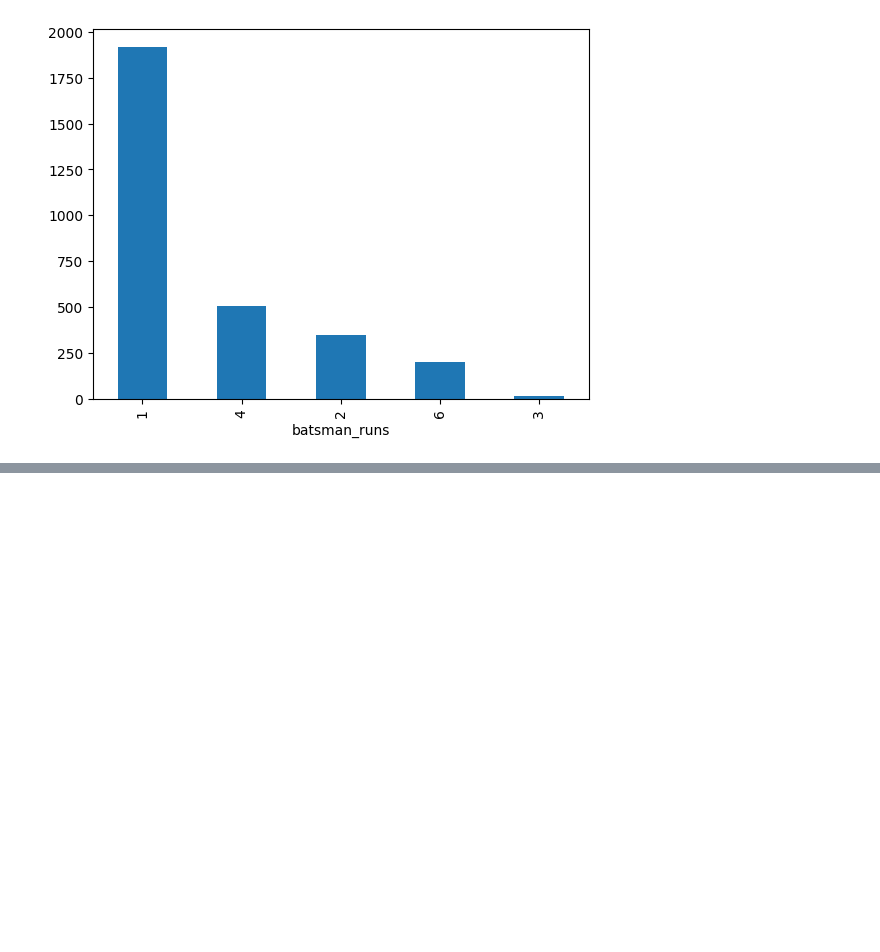
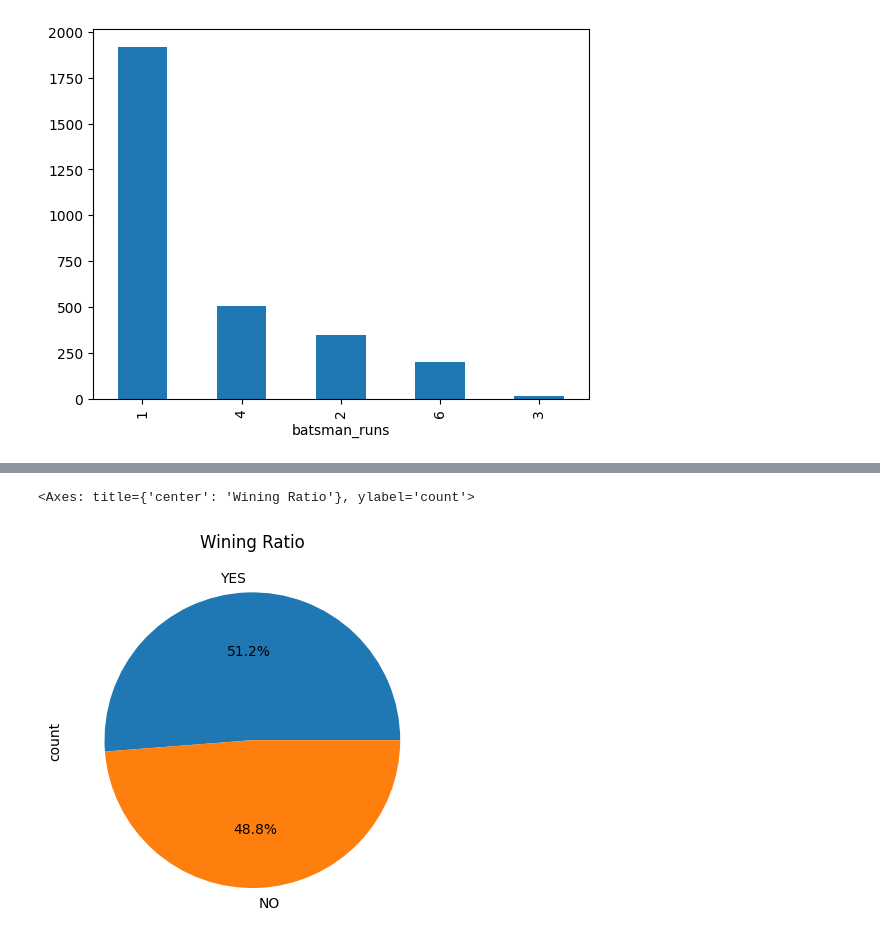
Before and after one commit to Nishantthakurrr/Sports-Data-Analysis-Ipl, a Jupyter notebook: Sports_Data_Analysis.ipynb, the cells around one changed output, grey strips where cells are left out. Drawn from its saved outputs; the diff is of its cells as text; code cells hidden in the pictures; blank space fills up the shorter version.

```diff
--- a/Sports_Data_Analysis.ipynb
+++ b/Sports_Data_Analysis.ipynb
@@ -255,0 +340,11 @@ Runs.plot(kind="bar") # As you can see virat kohli has most numbers of hits for
+# %%
+# You can check the ratio
+
+Matches_data["Wining Ratio"] = (Matches_data["toss_winner"] == Matches_data["winner"]).map({True: "YES", False: "NO"})
+Matches_data["Wining Ratio"].value_counts(),
+Matches_data["Wining Ratio"].value_counts().plot(kind="pie", autopct='%1.1f%%', title="Wining Ratio")
+
+# Wining Toss effects the winning ratio
+# %% [output]
+<Axes: title={'center': 'Wining Ratio'}, ylabel='count'>
+[figure, added]
```
Also changed, not shown: parts of 11 cells of this notebook.
